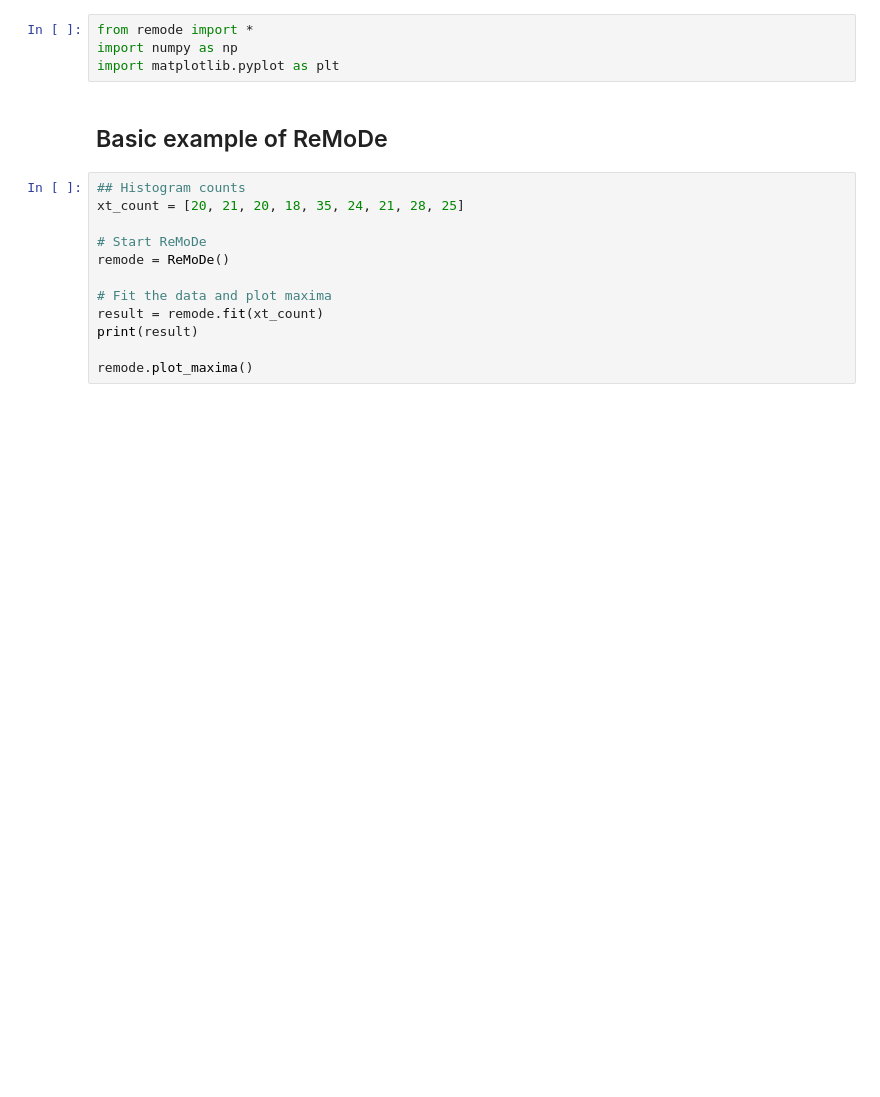
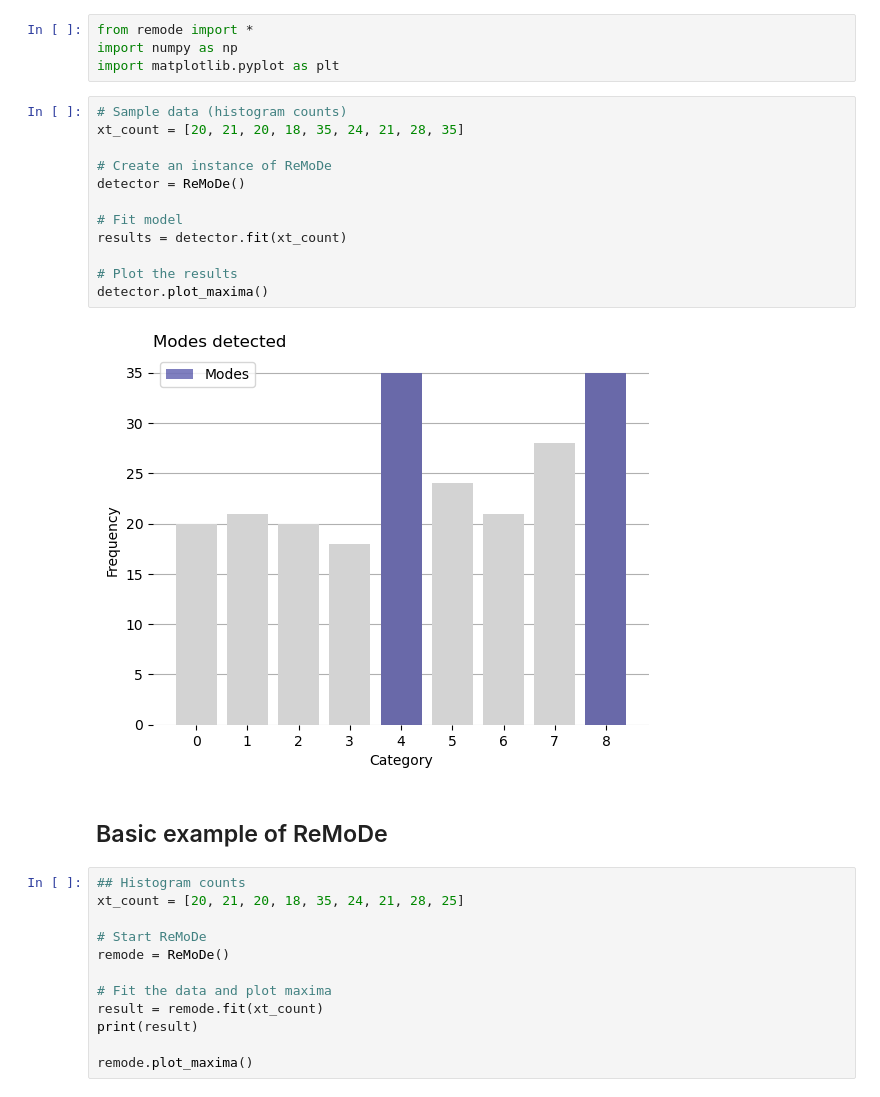
Before and after one commit to sodascience/remode, a Jupyter notebook: tutorial.ipynb, the cells around one changed output. Saved outputs shown, nothing was run; the diff lists cells and outputs as text; blank space fills up the shorter version.

```diff
--- a/tutorial.ipynb
+++ b/tutorial.ipynb
@@ -2,6 +2,20 @@
 from remode import *
 import numpy as np
 import matplotlib.pyplot as plt
+# %%
+# Sample data (histogram counts)
+xt_count = [20, 21, 20, 18, 35, 24, 21, 28, 35]
+
+# Create an instance of ReMoDe
+detector = ReMoDe()
+
+# Fit model
+results = detector.fit(xt_count)
+
+# Plot the results
+detector.plot_maxima()
+# %% [output]
+[figure, added]
 # %% [markdown]
 ## Basic example of ReMoDe
 # %%
```
Also changed, not shown: parts of 4 cells of this notebook, 1 other file.
